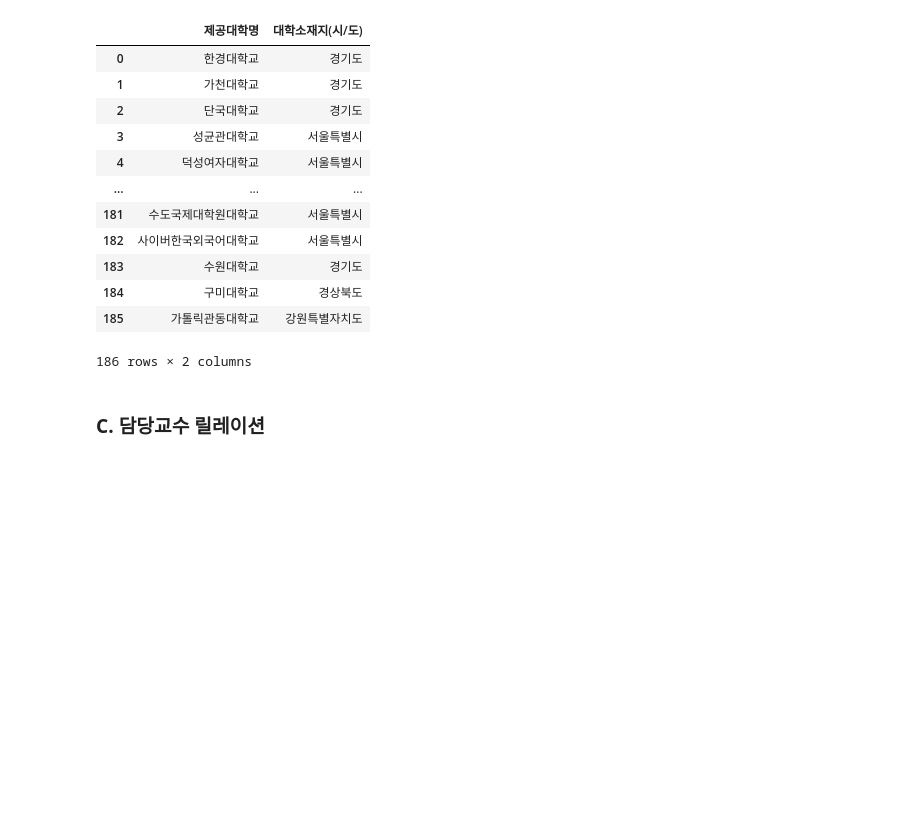
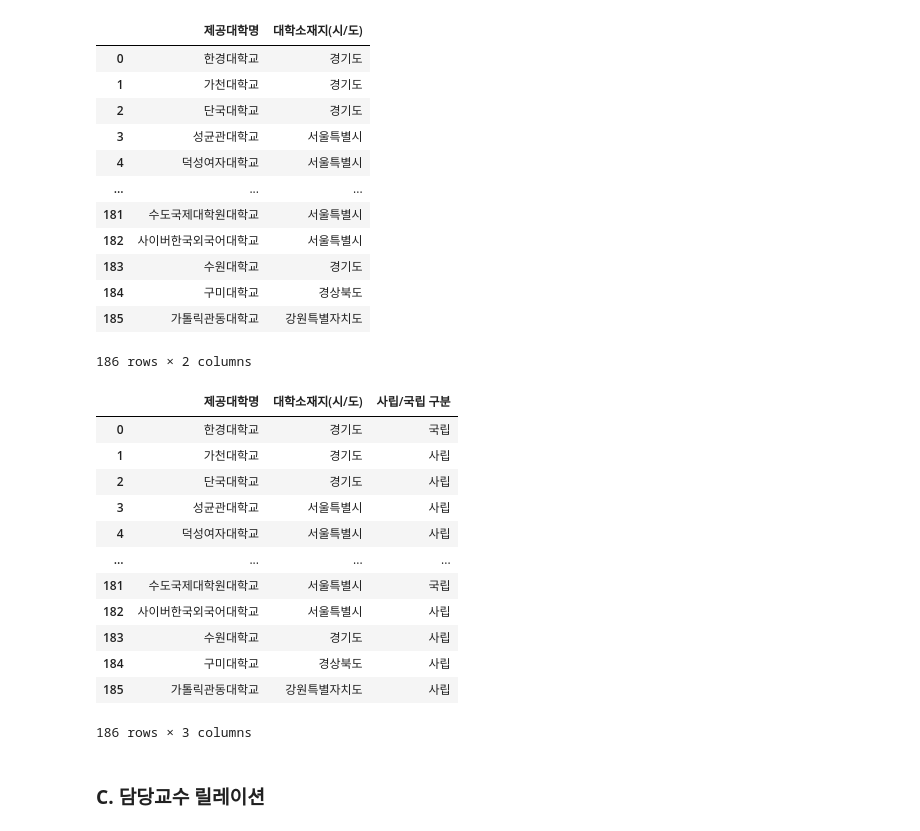
Before and after one commit to HollyRiver/R, a Jupyter notebook: SDB/kocw DB feature engineering.ipynb, the cells around one changed output. Saved outputs shown, nothing was run; the diff lists cells and outputs as text; code cells hidden in the pictures; blank space fills up the shorter version.

```diff
--- a/SDB/kocw DB feature engineering.ipynb
+++ b/SDB/kocw DB feature engineering.ipynb
@@ -472,3 +492,28 @@ featured_university
 | 184 | 구미대학교 | 경상북도 |
 | 185 | 가톨릭관동대학교 | 강원특별자치도 |
 186 rows × 2 columns
+# %%
+dic = {i:j for i, j in zip(univ.학교명, univ.설립형태구분명)}
+# %%
+featured_university = pd.read_excel("./kocw data/featured data/university.xlsx", index_col=0)
+featured_university["사립/국립 구분"] = featured_university.제공대학명.map(dic)
+# %%
+featured_university.iloc[0, 2] = "국립"
+featured_university.iloc[5, 2] = "국립"
+featured_university.iloc[7, 2] = "국립"
+featured_university.iloc[20, 2] = "국립"
+featured_university.iloc[31, 2] = "국립"
+featured_university.iloc[48, 2] = "국립"
+featured_university.iloc[80, 2] = "국립"
+featured_university.iloc[90, 2] = "국립"
+featured_university.iloc[96, 2] = "사립"
+featured_university.iloc[101, 2] = "국립"
+featured_university.iloc[112, 2] = "국립"
+featured_university.iloc[113, 2] = "국립"
+featured_university.iloc[137, 2] = "국립"
+featured_university.iloc[161, 2] = "사립"
+featured_university.iloc[168, 2] = "국립"
+featured_university.iloc[179, 2] = "국립"
+featured_university.iloc[181, 2] = "국립"
+# %%
+featured_university["사립/국립 구분"] = featured_university["사립/국립 구분"].map(lambda x : x if x == "국립" else "사립")
@@ -475,3 +522,19 @@ featured_university
+# %%
+featured_university
+# %% [output]
+|  | 제공대학명 | 대학소재지(시/도) | 사립/국립 구분 |
+| 0 | 한경대학교 | 경기도 | 국립 |
+| 1 | 가천대학교 | 경기도 | 사립 |
+| 2 | 단국대학교 | 경기도 | 사립 |
+| 3 | 성균관대학교 | 서울특별시 | 사립 |
+| 4 | 덕성여자대학교 | 서울특별시 | 사립 |
+| ... | ... | ... | ... |
+| 181 | 수도국제대학원대학교 | 서울특별시 | 국립 |
+| 182 | 사이버한국외국어대학교 | 서울특별시 | 사립 |
+| 183 | 수원대학교 | 경기도 | 사립 |
+| 184 | 구미대학교 | 경상북도 | 사립 |
+| 185 | 가톨릭관동대학교 | 강원특별자치도 | 사립 |
+186 rows × 3 columns
 # %% [markdown]
 ### **C. 담당교수 릴레이션**
 # %%
```
Also changed, not shown: parts of 4 cells of this notebook, 6 other files.
